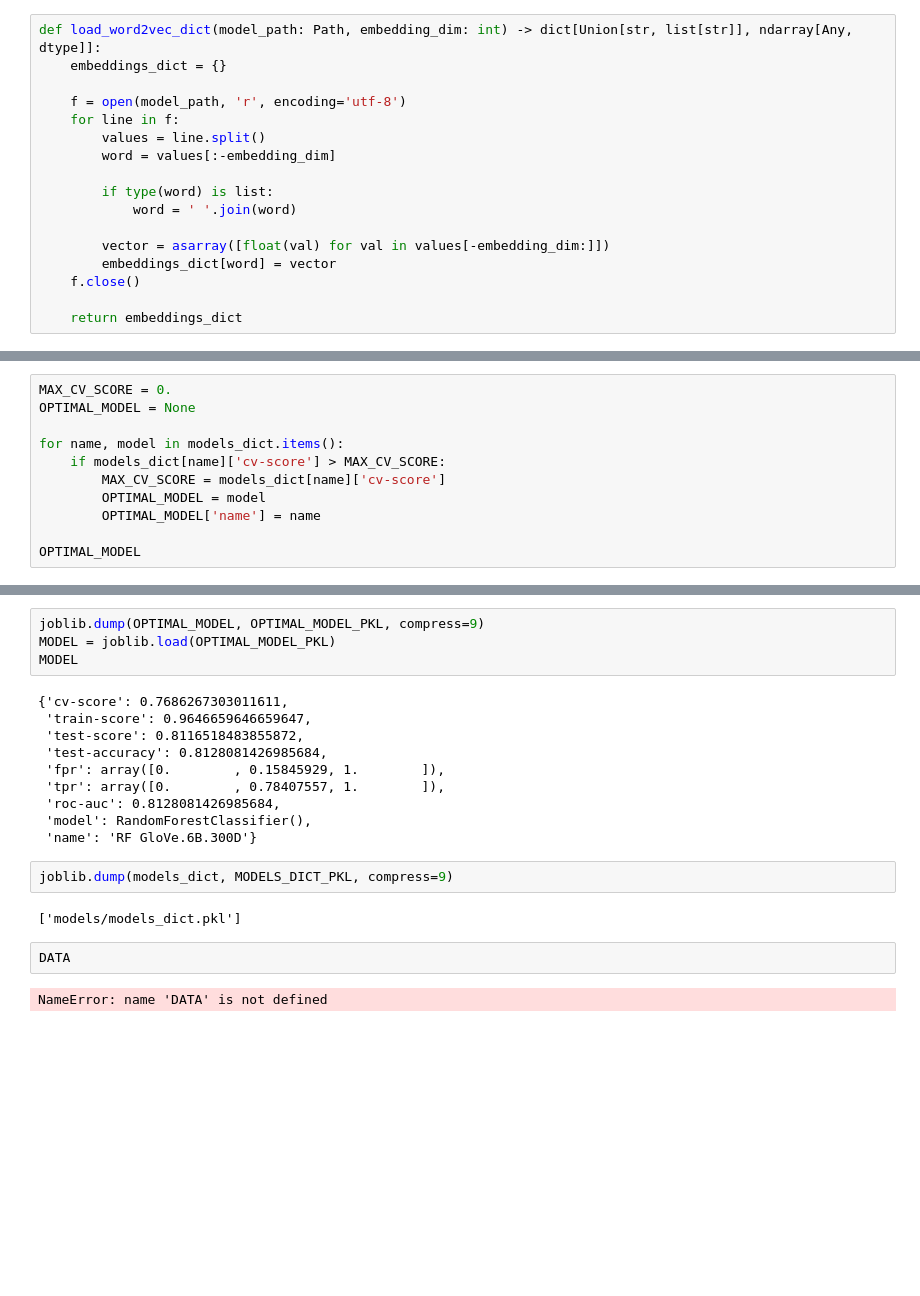
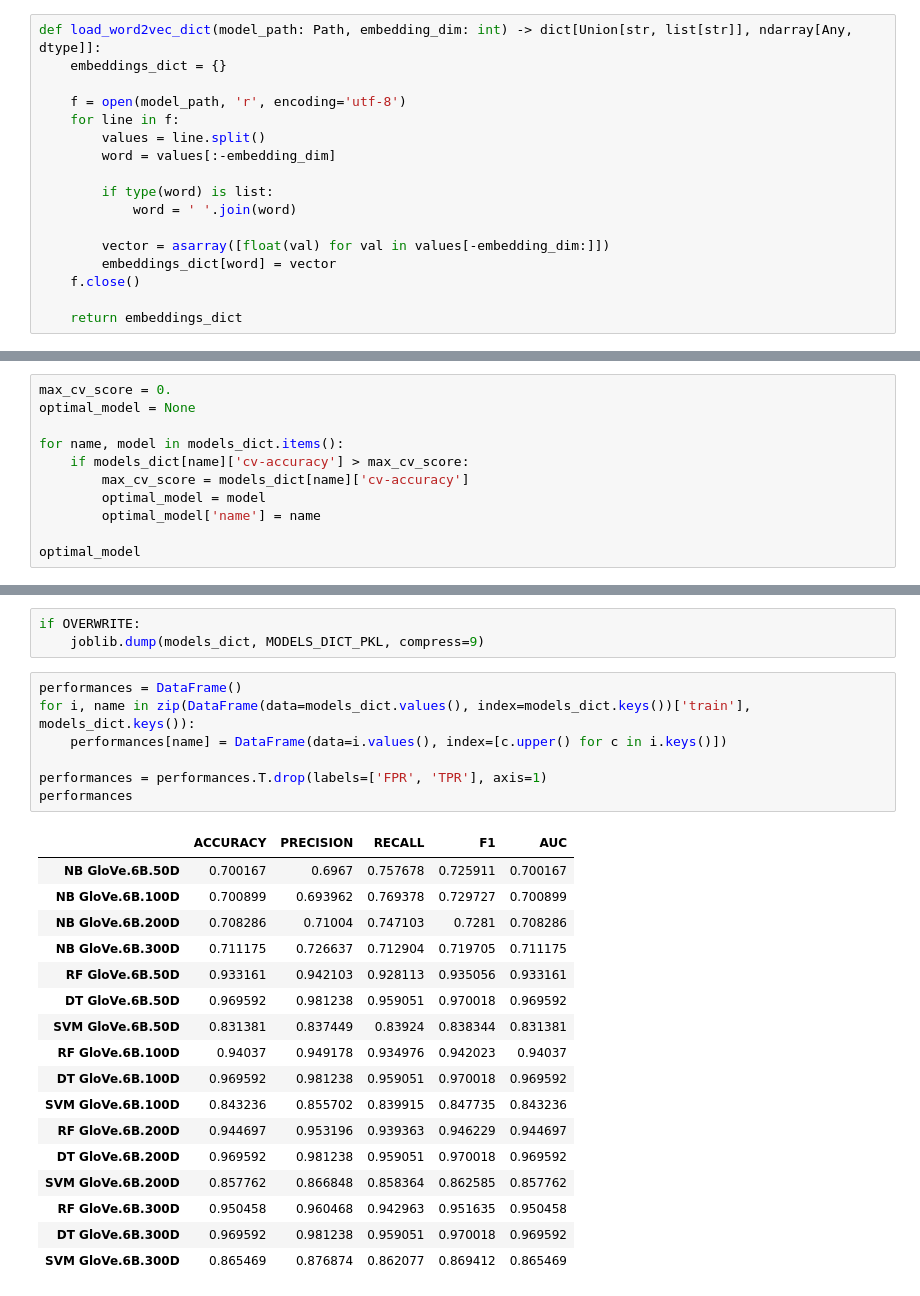
Before and after one commit to IrfEazy/msc-thesis, a Jupyter notebook: filter.ipynb, the cells around one changed output, grey strips where cells are left out. Cells and saved outputs as stored; diff of their text form; blank space fills up the shorter version.

```diff
--- a/filter.ipynb
+++ b/filter.ipynb
@@ -246,12 +259,12 @@ plt.show()
 # %%
-MAX_CV_SCORE = 0.
-OPTIMAL_MODEL = None
+max_cv_score = 0.
+optimal_model = None
 
 for name, model in models_dict.items():
-    if models_dict[name]['cv-score'] > MAX_CV_SCORE:
-        MAX_CV_SCORE = models_dict[name]['cv-score']
-        OPTIMAL_MODEL = model
-        OPTIMAL_MODEL['name'] = name
+    if models_dict[name]['cv-accuracy'] > max_cv_score:
+        max_cv_score = models_dict[name]['cv-accuracy']
+        optimal_model = model
+        optimal_model['name'] = name
 
-OPTIMAL_MODEL
+optimal_model
 # %% [output]
@@ -267,22 +288,28 @@ OPTIMAL_MODEL
-# %%
-joblib.dump(OPTIMAL_MODEL, OPTIMAL_MODEL_PKL, compress=9)
-MODEL = joblib.load(OPTIMAL_MODEL_PKL)
-MODEL
-# %% [output]
-{'cv-score': 0.7686267303011611,
- 'train-score': 0.9646659646659647,
- 'test-score': 0.8116518483855872,
- 'test-accuracy': 0.8128081426985684,
- 'fpr': array([0.        , 0.15845929, 1.        ]),
- 'tpr': array([0.        , 0.78407557, 1.        ]),
- 'roc-auc': 0.8128081426985684,
- 'model': RandomForestClassifier(),
- 'name': 'RF GloVe.6B.300D'}
 # %%
-joblib.dump(models_dict, MODELS_DICT_PKL, compress=9)
+if OVERWRITE:
+    joblib.dump(models_dict, MODELS_DICT_PKL, compress=9)
-# %% [output]
-['models/models_dict.pkl']
-# %%
-DATA
-# %% [output]
-NameError: name 'DATA' is not defined
+# %%
+performances = DataFrame()
+for i, name in zip(DataFrame(data=models_dict.values(), index=models_dict.keys())['train'], models_dict.keys()):
+    performances[name] = DataFrame(data=i.values(), index=[c.upper() for c in i.keys()])
+
+performances = performances.T.drop(labels=['FPR', 'TPR'], axis=1)
+performances
+# %% [output]
+|  | ACCURACY | PRECISION | RECALL | F1 | AUC |
+| NB GloVe.6B.50D | 0.700167 | 0.6967 | 0.757678 | 0.725911 | 0.700167 |
+| NB GloVe.6B.100D | 0.700899 | 0.693962 | 0.769378 | 0.729727 | 0.700899 |
+| NB GloVe.6B.200D | 0.708286 | 0.71004 | 0.747103 | 0.7281 | 0.708286 |
+| NB GloVe.6B.300D | 0.711175 | 0.726637 | 0.712904 | 0.719705 | 0.711175 |
+| RF GloVe.6B.50D | 0.933161 | 0.942103 | 0.928113 | 0.935056 | 0.933161 |
+| DT GloVe.6B.50D | 0.969592 | 0.981238 | 0.959051 | 0.970018 | 0.969592 |
+| SVM GloVe.6B.50D | 0.831381 | 0.837449 | 0.83924 | 0.838344 | 0.831381 |
+| RF GloVe.6B.100D | 0.94037 | 0.949178 | 0.934976 | 0.942023 | 0.94037 |
+| DT GloVe.6B.100D | 0.969592 | 0.981238 | 0.959051 | 0.970018 | 0.969592 |
+| SVM GloVe.6B.100D | 0.843236 | 0.855702 | 0.839915 | 0.847735 | 0.843236 |
+| RF GloVe.6B.200D | 0.944697 | 0.953196 | 0.939363 | 0.946229 | 0.944697 |
+| DT GloVe.6B.200D | 0.969592 | 0.981238 | 0.959051 | 0.970018 | 0.969592 |
+| SVM GloVe.6B.200D | 0.857762 | 0.866848 | 0.858364 | 0.862585 | 0.857762 |
+| RF GloVe.6B.300D | 0.950458 | 0.960468 | 0.942963 | 0.951635 | 0.950458 |
+| DT GloVe.6B.300D | 0.969592 | 0.981238 | 0.959051 | 0.970018 | 0.969592 |
+| SVM GloVe.6B.300D | 0.865469 | 0.876874 | 0.862077 | 0.869412 | 0.865469 |
```
Also changed, not shown: parts of 18 cells of this notebook.
